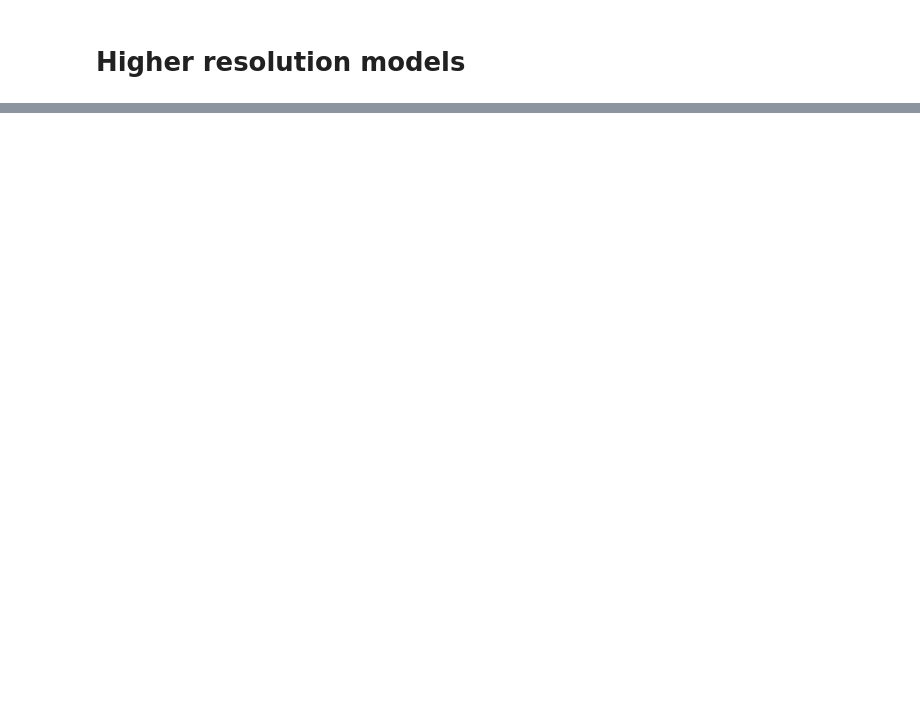
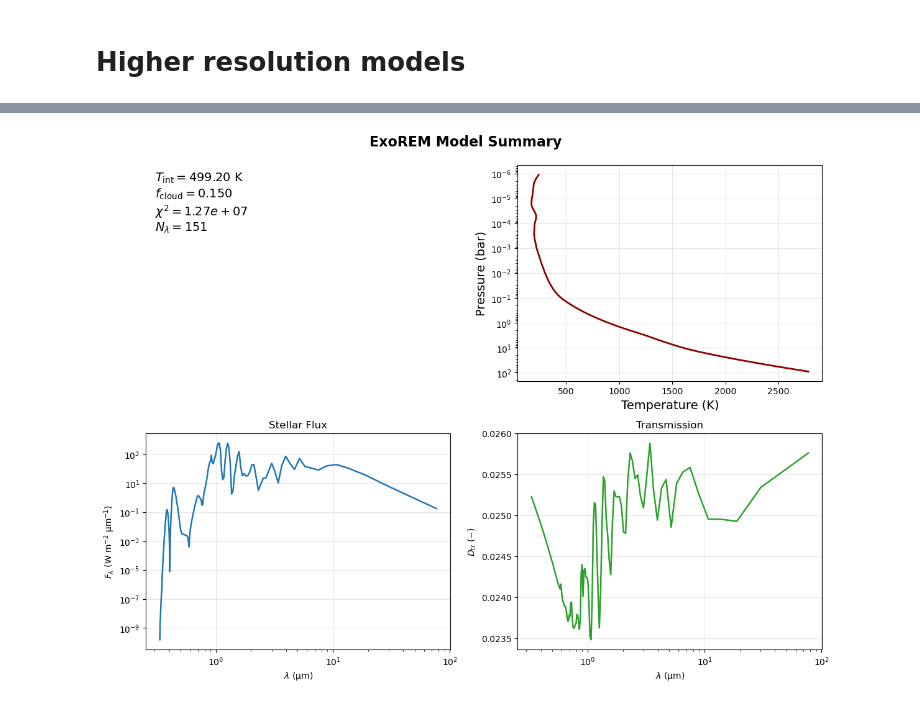
Before and after one commit to ChristianSWilkinson/exowrap, a Jupyter notebook: notebooks/test_exowrap.ipynb, the cells around one changed output, grey strips where cells are left out. Saved outputs shown, nothing was run; the diff lists cells and outputs as text; code cells hidden in the pictures; blank space fills up the shorter version.

```diff
--- a/notebooks/test_exowrap.ipynb
+++ b/notebooks/test_exowrap.ipynb
@@ -213,0 +222,20 @@ plt.show()
+# %%
+
+# 1. Define standard test parameters
+params = {
+    "mass": 1.0,
+    "T_int": 500,
+    "T_irr": 0.0,
+    "Met": 0.0,
+    "f_sed": 2.0,
+    "kzz": 8.0,
+    "g_1bar": 10.0
+}
+
+# 2. Run a fast R=50 simulation
+model = exowrap.Simulation(params=params, resolution=50)
+print("Running ExoREM... (This should take a few seconds)")
+
+# Get the raw pandas DataFrame
+results_df = model.run()
+print("Done! DataFrame shape:", results_df.shape)
@@ -213,0 +250,17 @@ plt.show()
+# %%
+# Wrap the DataFrame in our new object
+exo_data = ExoremOut(results_df)
+
+# Test the scalar properties
+print(f"Converged T_int: {exo_data.t_int:.2f} K")
+print(f"Cloud Cover Fraction: {exo_data.cloud_cover:.3f}")
+print(f"Number of Spectral Points: {len(exo_data.wavelength)}")
+
+# Test the 1D Array properties
+print(f"\nGravity Array (first 3 layers): {exo_data.gravity[:3]} m/s^2")
+print(f"Temperature Array (first 3 layers): {exo_data.temperature_profile[:3]} K")
+
+# Print the quick summary dictionary
+print("\nQuick Summary:")
+for k, v in exo_data.summary().items():
+    print(f"  {k}: {v}")
@@ -213,0 +284,8 @@ plt.show()
+# %%
+# Test the new advanced plotting tool
+fig, axes = plot_model_summary(exo_data)
+
+# The function returns the figure and axes so you can tweak them further if needed!
+plt.show()
+# %% [output]
+[figure, added]
```
Also changed, not shown: parts of 11 cells of this notebook, 2 other files.
